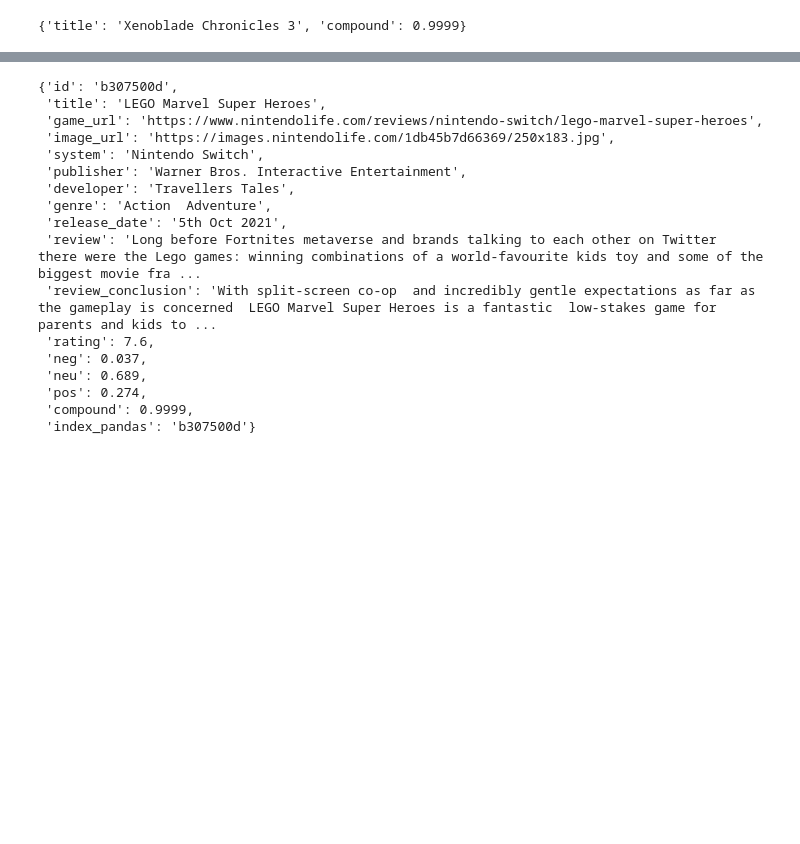
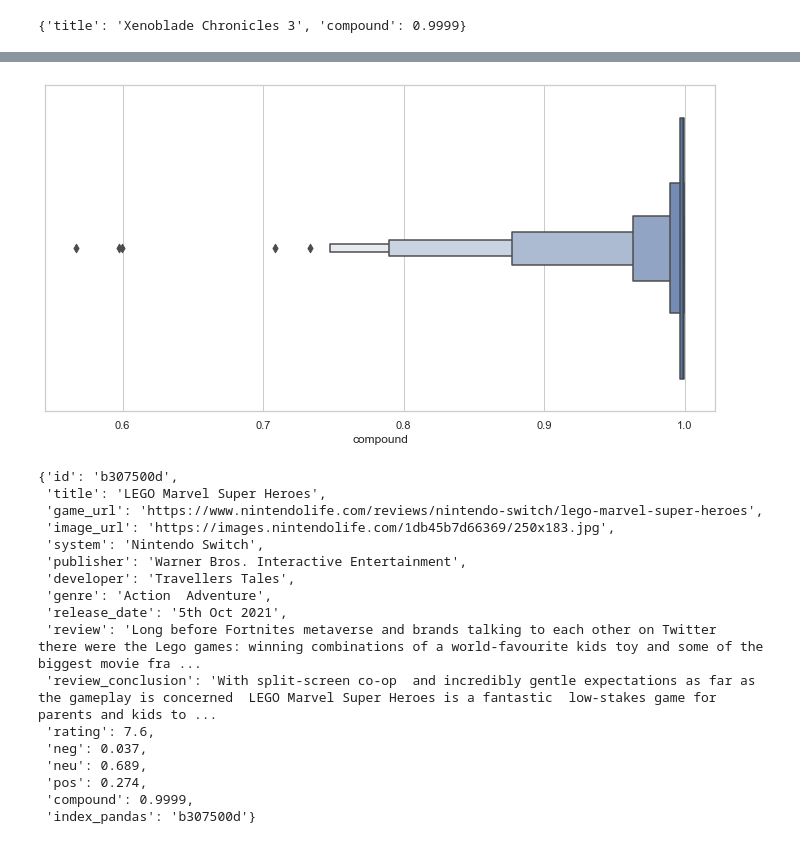
Before and after one commit to marcprz1992/Project-4-Ironhack, a Jupyter notebook: connecting_to_sql.ipynb, the cells around one changed output, grey strips where cells are left out. Saved outputs shown, nothing was run; the diff lists cells and outputs as text; code cells hidden in the pictures; blank space fills up the shorter version.

```diff
--- a/connecting_to_sql.ipynb
+++ b/connecting_to_sql.ipynb
@@ -78,3 +142,15 @@ def get_all_titles_bigger_compound():
 get_all_titles_bigger_compound()[0]
 # %% [output]
 {'title': 'Xenoblade Chronicles 3', 'compound': 0.9999}
+# %%
+# QUERY 3: all titles with compound bigger than 0.5 - PANDAS DATAFRAME
+def get_all_titles_bigger_compound():
+    query = f"""SELECT title,compound
+    FROM reviews
+    WHERE compound > 0.5
+    ORDER BY compound DESC;"""
+    df = pd.read_sql_query(query, engine)
+    return df
+# %%
+df3= get_all_titles_bigger_compound()
+df3[:5]
@@ -81,3 +164,7 @@ get_all_titles_bigger_compound()[0]
+# %%
+sns.boxenplot(x=df3["compound"]);
+# %% [output]
+[figure, added]
 # %%
 # QUERY 4: all info where possitivity bigger than 0.2
 def get_all_info_where_bigger_positivity():
```
Also changed, not shown: parts of 38 cells of this notebook, 11 other files.
